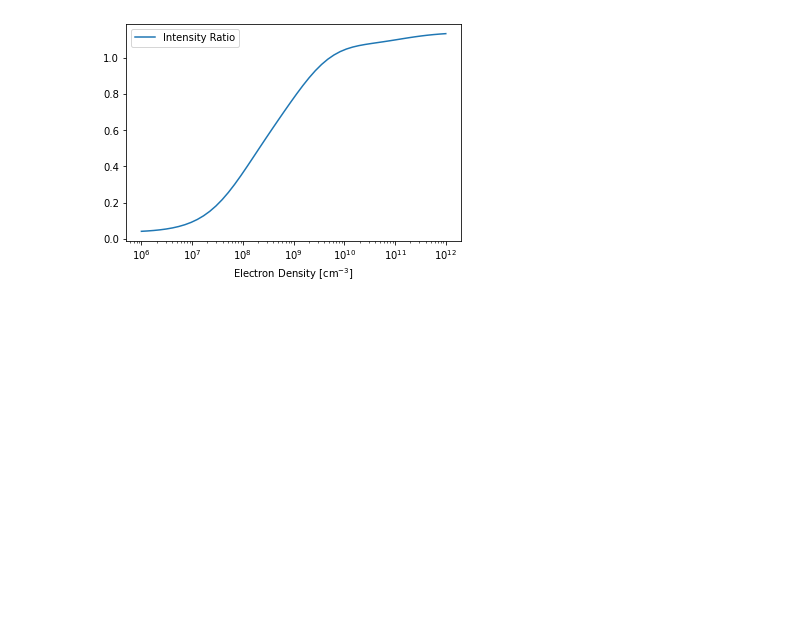
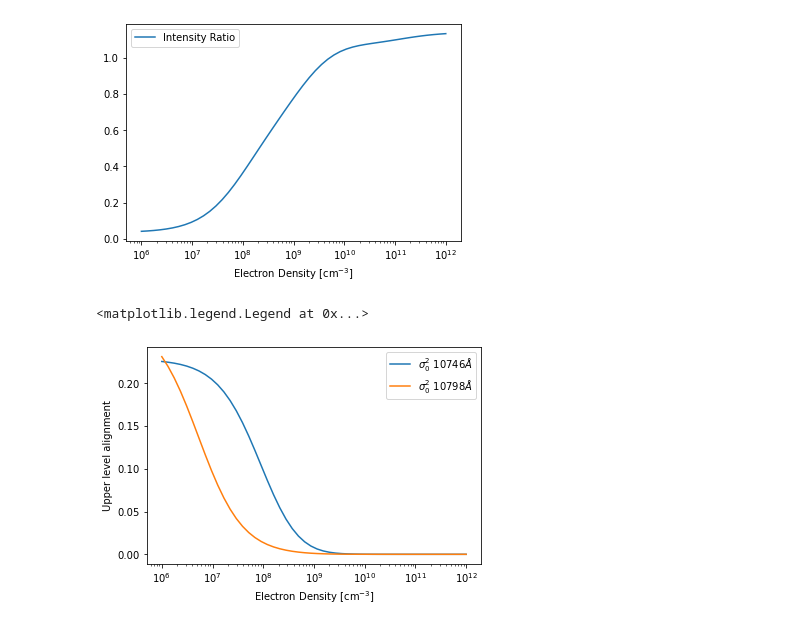
Before and after one commit to tschad/pycelp, a Jupyter notebook: examples/A_tour_of_the_Ion_class.ipynb, the cells around one changed output. Saved outputs shown, nothing was run; the diff lists cells and outputs as text; code cells hidden in the pictures; blank space fills up the shorter version.

Commit message:
added alignment to tour notebook

```diff
--- a/examples/A_tour_of_the_Ion_class.ipynb
+++ b/examples/A_tour_of_the_Ion_class.ipynb
@@ -179,11 +182,14 @@ ht    = 0.1                ## solar radius units above the photosphere
 thetab = 0.                ## degrees
 densities = 10.**np.linspace(6.,12,50)
 intensities = np.zeros((2,len(densities)))
+alignments = np.zeros((2,len(densities)))
 
 for d,edens in enumerate(densities):
     fe13.calc_rho_sym(edens,etemp,ht, thetab, include_limbdark=True, include_protons=True)
     intensities[0,d] = fe13.calc_Iemiss(10746.)
     intensities[1,d] = fe13.calc_Iemiss(10798.)
+    alignments[0,d] = fe13.get_upper_level_alignment(10746.)
+    alignments[1,d] = fe13.get_upper_level_alignment(10798.)
 # %%
 plt.figure()
 plt.plot(densities,intensities[0,:] / (densities * 0.85*densities) ,label = r'G(T) 10746 $\AA$')
@@ -205,3 +211,15 @@ plt.legend()
 # %% [output]
 <matplotlib.legend.Legend at 0x...>
 [figure]
+# %%
+## alignments vs density
+plt.figure()
+plt.plot(densities,alignments[0,:] ,label = r'$\sigma_0^2$ $10746 \AA$')
+plt.plot(densities,alignments[1,:] ,label = r'$\sigma_0^2$ $10798 \AA$')
+plt.xscale('log')
+plt.xlabel('Electron Density [cm$^{-3}$]')
+plt.ylabel('Upper level alignment')
+plt.legend()
+# %% [output]
+<matplotlib.legend.Legend at 0x...>
+[figure, added]
```
Also changed, not shown: parts of 1 cell of this notebook.
